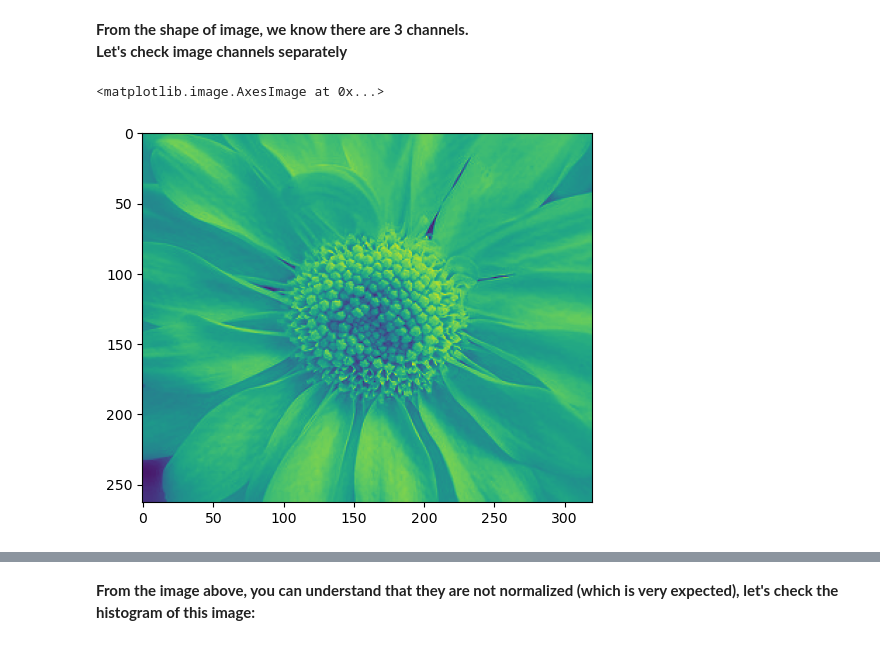
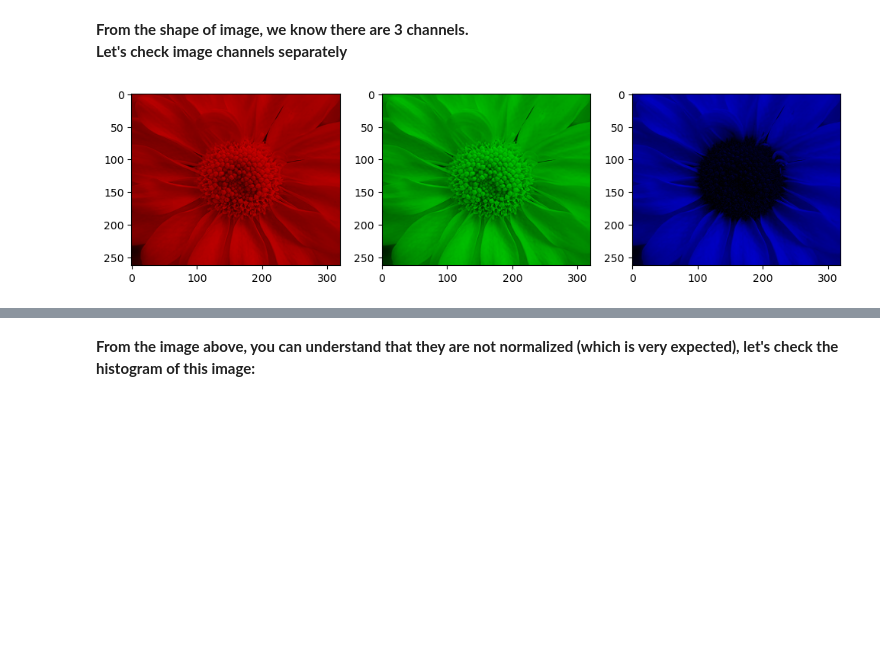
Before and after one commit to rangsimanketkaew/phy371, a Jupyter notebook: Lab7.ipynb, the cells around one changed output, grey strips where cells are left out. Cells and saved outputs as stored; diff of their text form; code cells hidden in the pictures; blank space fills up the shorter version.

```diff
--- a/Lab7.ipynb
+++ b/Lab7.ipynb
@@ -74,8 +75,21 @@ Let's check image channels separately**
 # %%
 # [0.5 point] for this code block
 # TODO: check 3 channels visually and separately
 ###
-plt.imshow(img[:,:,0])
+
+# Ref: https://gist.github.com/praisethemoon/ebafaa64ceea399aeaca99c613c22e08
+
+img = PIL.Image.open(example_img_path)
+M = np.asarray(img)
+
+plt.rcParams["figure.figsize"] = [12,6]
+fig, plots = plt.subplots(ncols=3, nrows=1)
+for i, subplot in zip(range(3), plots):
+    tmp = np.zeros(M.shape)
+    tmp[:,:,i] = M[:,:,i]
+    # normalize between 0 and 1
+    tmp = tmp / 255
+    subplot.imshow(tmp)
+plt.show()
 # %% [output]
-<matplotlib.image.AxesImage at 0x...>
-[figure, old version]
+[figure, new version]
```
Also changed, not shown: parts of 4 cells of this notebook.
